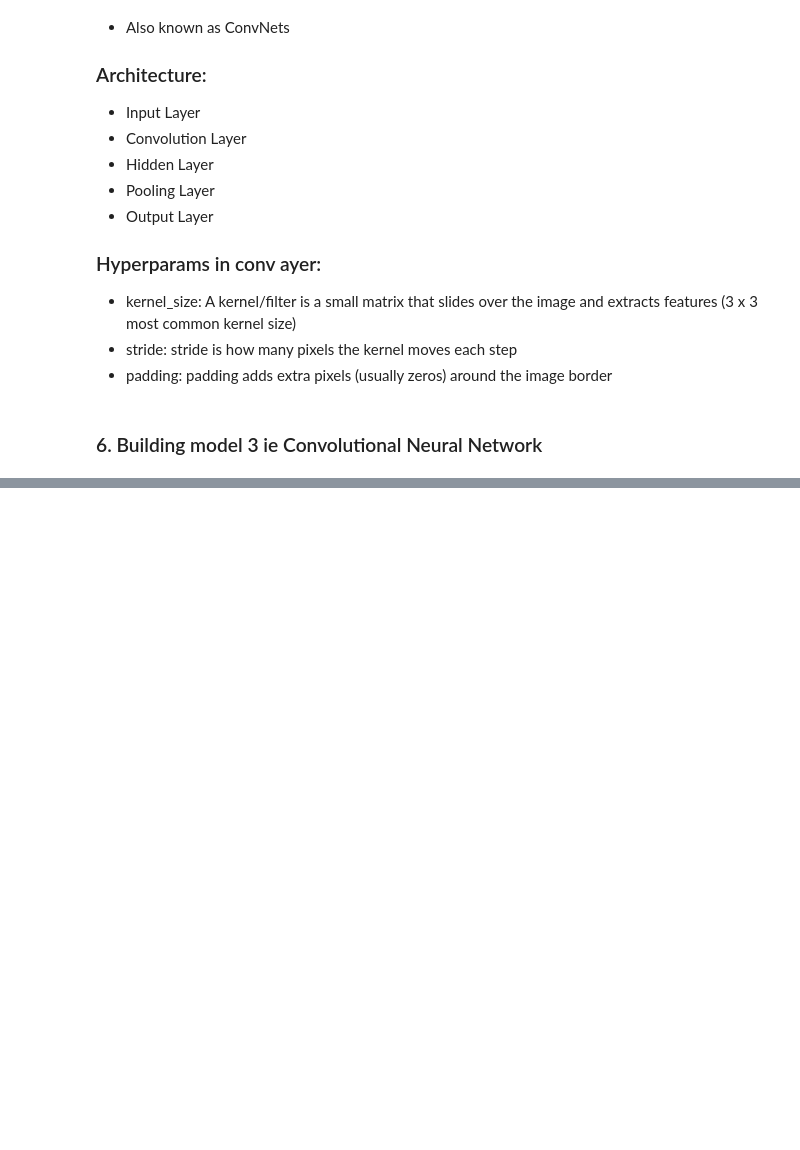
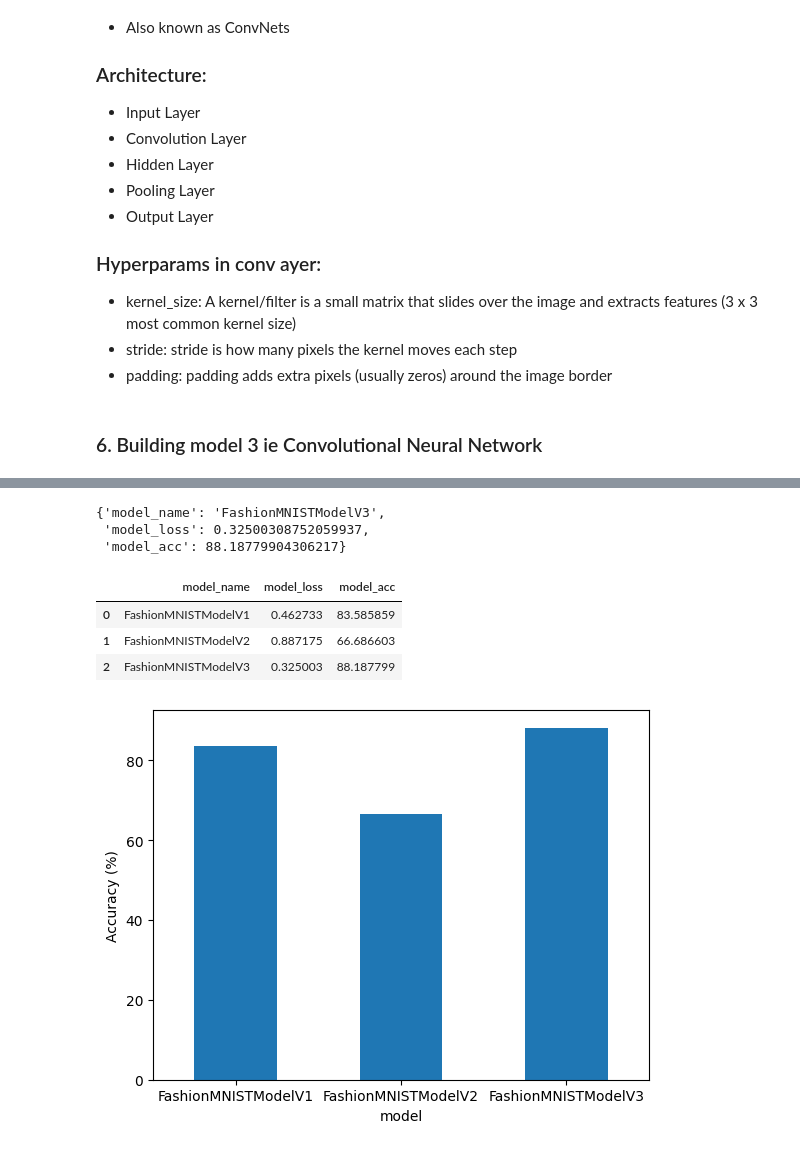
Before and after one commit to Naga-SDonepudi/PyTorch_HandsOn, a Jupyter notebook: 04_Computer_Vision_and_CNN_.ipynb, the cells around one changed output, grey strips where cells are left out. Drawn from its saved outputs; the diff is of its cells as text; code cells hidden in the pictures; blank space fills up the shorter version.

```diff
--- a/04_Computer_Vision_and_CNN_.ipynb
+++ b/04_Computer_Vision_and_CNN_.ipynb
@@ -686,15 +719,15 @@ class FashionMNISTModelV3(nn.Module):
 
     self.classifier = nn.Sequential(
         nn.Flatten(),
-        nn.Linear(in_features=hidden_units,
+        nn.Linear(in_features=hidden_units*7*7,
                   out_features=output_shape)
     )
 
   def forward(self, x):
     x = self.conv_block_1(x)
-    print(x.shape)
+    # print(x.shape)
     x = self.conv_block_2(x)
-    print(x.shape)
+    # print(x.shape)
     x = self.classifier(x)
     return x
 # %%
@@ -708,0 +836,4 @@ torch.manual_seed(42)
+# %%
+loss_fn = nn.CrossEntropyLoss()
+optimizer = torch.optim.SGD(params=model_3.parameters(),
+                            lr=0.1)
@@ -708,0 +891,34 @@ torch.manual_seed(42)
+# %%
+model_3_results = eval_model(model=model_3,
+                            data_loader=test_dataloader,
+                             loss_fn=loss_fn,
+                             accuracy_fn=accuracy_fn,
+                             device=device)
+model_3_results
+# %% [output]
+{'model_name': 'FashionMNISTModelV3',
+ 'model_loss': 0.32500308752059937,
+ 'model_acc': 88.18779904306217}
+# %%
+import pandas as pd
+
+models_results = pd.DataFrame([
+    model_1_results,
+    model_2_results,
+    model_3_results
+])
+models_results
+# %% [output]
+|  | model_name | model_loss | model_acc |
+| 0 | FashionMNISTModelV1 | 0.462733 | 83.585859 |
+| 1 | FashionMNISTModelV2 | 0.887175 | 66.686603 |
+| 2 | FashionMNISTModelV3 | 0.325003 | 88.187799 |
+# %%
+## Visualzing
+models_results.set_index("model_name")["model_acc"].plot(kind="bar")
+plt.ylabel("Accuracy (%)")
+plt.xlabel("model")
+plt.xticks(rotation=0)
+plt.show()
+# %% [output]
+[figure, added]
```
Also changed, not shown: parts of 21 cells of this notebook.
